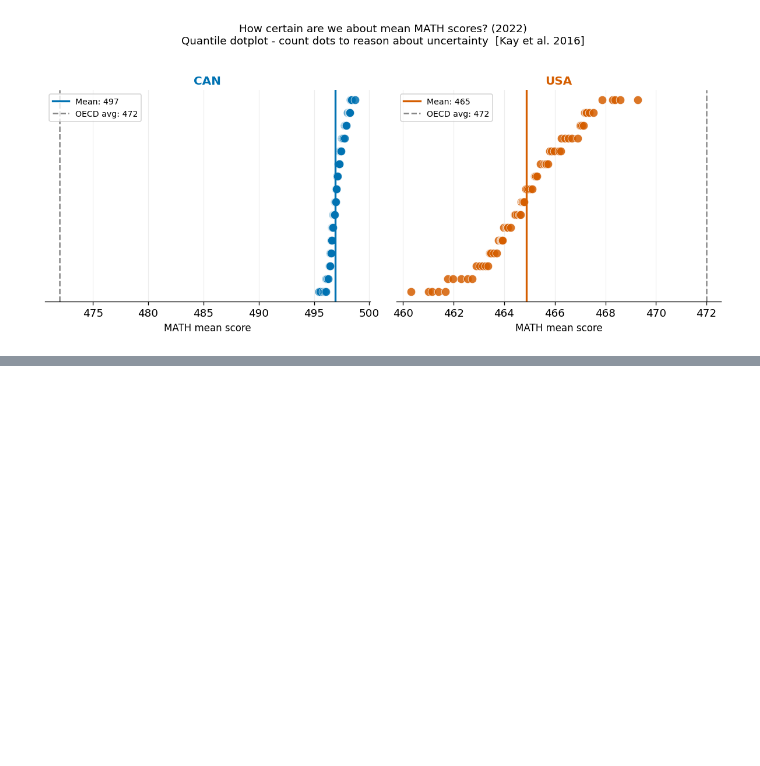
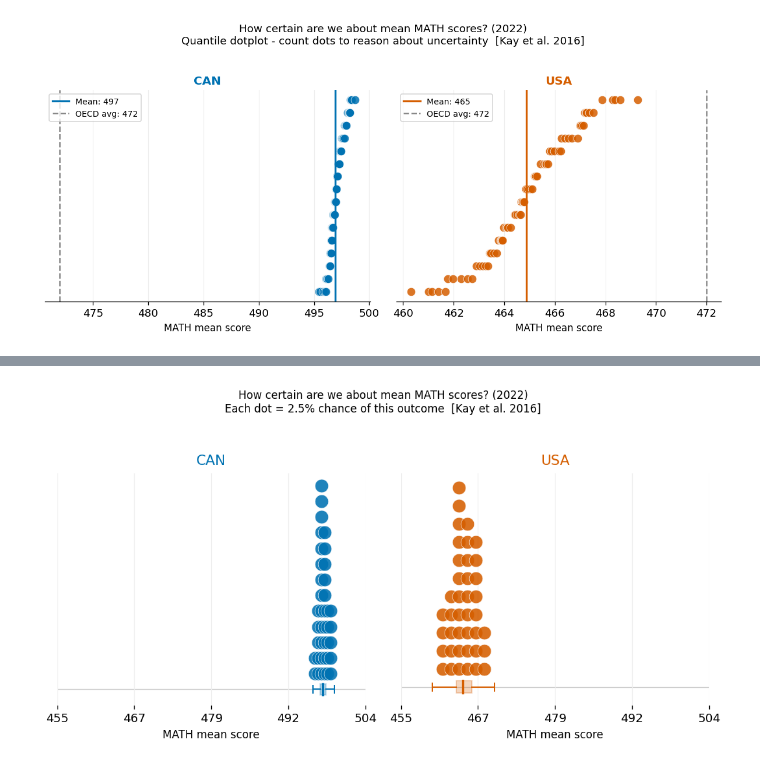
Before and after one commit to apoorva43/ETS_Smart_Dashboard, a Jupyter notebook: notebooks/uncertainty_visualization.ipynb, the cells around one changed output, grey strips where cells are left out. Cells and saved outputs as stored; diff of their text form; code cells hidden in the pictures; blank space fills up the shorter version.

```diff
--- a/notebooks/uncertainty_visualization.ipynb
+++ b/notebooks/uncertainty_visualization.ipynb
@@ -74,0 +92,12 @@ plt.show()
+# %%
+# n_dots=40
+fig = plot_quantile_dotplot_shared_axis(
+    df,
+    subject="MATH",
+    countries=["CAN", "USA"],
+    year=2022,
+    n_dots=40
+)
+plt.show()
+# %% [output]
+[figure, added]
```
Also changed, not shown: parts of 11 cells of this notebook.
